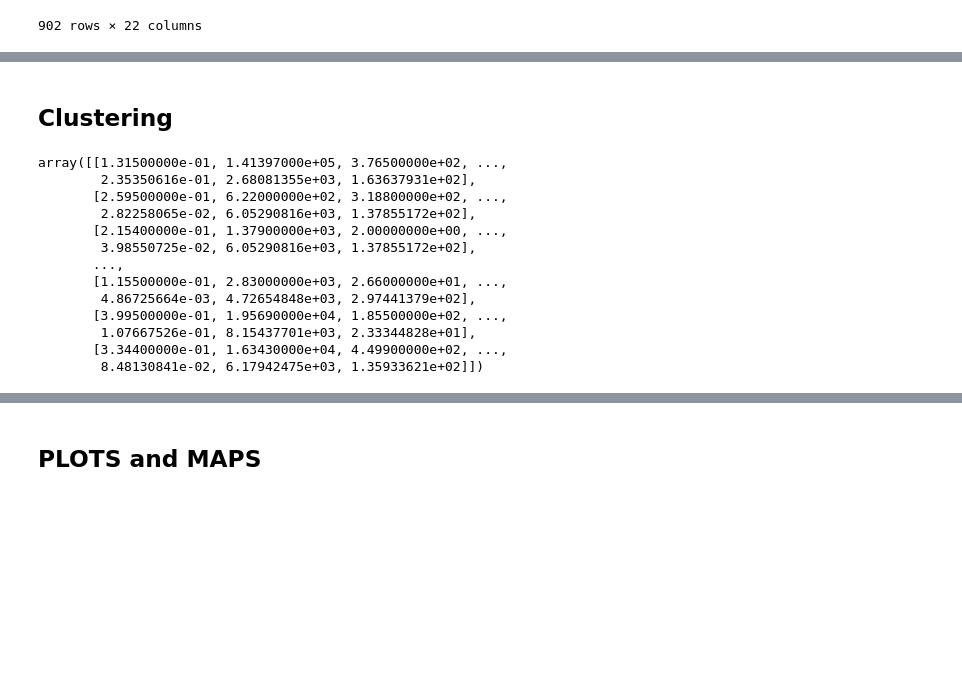
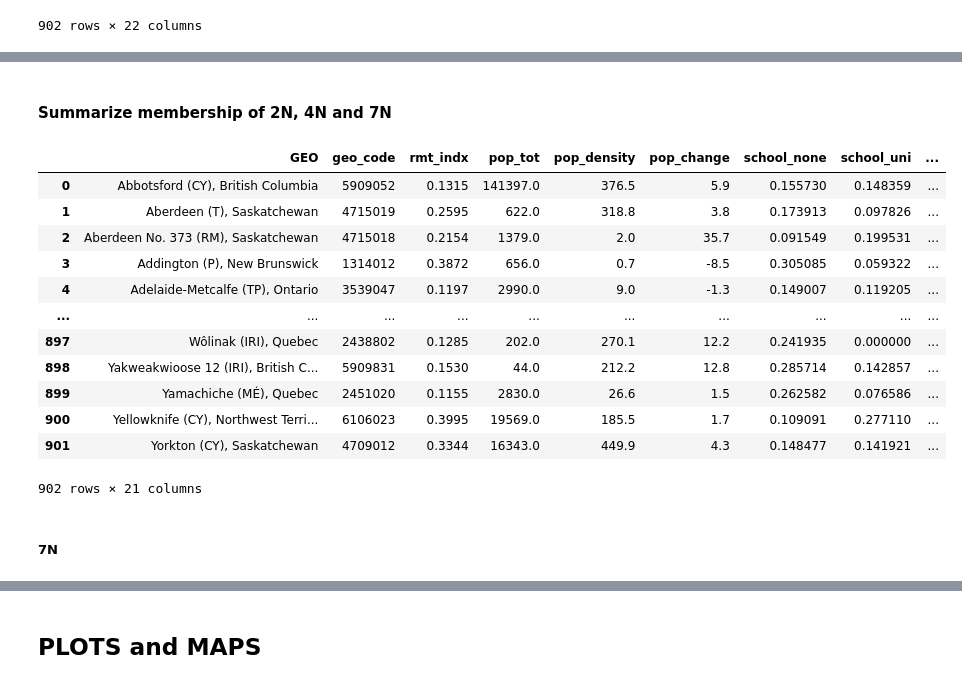
Before and after one commit to DonnaVakalis/Urban.dat, a Jupyter notebook: canadian_cousins_research_III.ipynb, the cells around one changed output, grey strips where cells are left out. Cells and saved outputs as stored; diff of their text form; code cells hidden in the pictures; blank space fills up the shorter version.

```diff
--- a/canadian_cousins_research_III.ipynb
+++ b/canadian_cousins_research_III.ipynb
@@ -340,2 +445,27 @@ df_combo_3
+# %% [markdown]
+#### Summarize membership of 2N, 4N and 7N
+# %%
+# What are the membership lists for the 2, 4, 7,
+# summarize four groups by average values?
+
+# the columns that don't seem very different (based on df_clst_orginal.groupby('cluster7n').mean().reset_index())
+#... can get dropped
+drop_cols = ['pop_medAge','work_arts','work_biz','trnst_car']
+df_clst_orginal_2 = df_clst_orginal.drop(drop_cols, axis=1)
+df_clst_orginal_2
+# %% [output]
+|  | GEO | geo_code | rmt_indx | pop_tot | pop_density | pop_change | school_none | school_uni | ... |
+| 0 | Abbotsford (CY), British Columbia | 5909052 | 0.1315 | 141397.0 | 376.5 | 5.9 | 0.155730 | 0.148359 | ... |
+| 1 | Aberdeen (T), Saskatchewan | 4715019 | 0.2595 | 622.0 | 318.8 | 3.8 | 0.173913 | 0.097826 | ... |
+| 2 | Aberdeen No. 373 (RM), Saskatchewan | 4715018 | 0.2154 | 1379.0 | 2.0 | 35.7 | 0.091549 | 0.199531 | ... |
+| 3 | Addington (P), New Brunswick | 1314012 | 0.3872 | 656.0 | 0.7 | -8.5 | 0.305085 | 0.059322 | ... |
+| 4 | Adelaide-Metcalfe (TP), Ontario | 3539047 | 0.1197 | 2990.0 | 9.0 | -1.3 | 0.149007 | 0.119205 | ... |
+| ... | ... | ... | ... | ... | ... | ... | ... | ... | ... |
+| 897 | Wôlinak (IRI), Quebec | 2438802 | 0.1285 | 202.0 | 270.1 | 12.2 | 0.241935 | 0.000000 | ... |
+| 898 | Yakweakwioose 12 (IRI), British C... | 5909831 | 0.1530 | 44.0 | 212.2 | 12.8 | 0.285714 | 0.142857 | ... |
+| 899 | Yamachiche (MÉ), Quebec | 2451020 | 0.1155 | 2830.0 | 26.6 | 1.5 | 0.262582 | 0.076586 | ... |
+| 900 | Yellowknife (CY), Northwest Terri... | 6106023 | 0.3995 | 19569.0 | 185.5 | 1.7 | 0.109091 | 0.277110 | ... |
+| 901 | Yorkton (CY), Saskatchewan | 4709012 | 0.3344 | 16343.0 | 449.9 | 4.3 | 0.148477 | 0.141921 | ... |
+902 rows × 21 columns
 # %% [markdown]
-## Clustering
+##### 7N
@@ -353,16 +471,0 @@ X = df_combo_3[X_cols].values
-# %%
- X
-# %% [output]
-array([[1.31500000e-01, 1.41397000e+05, 3.76500000e+02, ...,
-        2.35350616e-01, 2.68081355e+03, 1.63637931e+02],
-       [2.59500000e-01, 6.22000000e+02, 3.18800000e+02, ...,
-        2.82258065e-02, 6.05290816e+03, 1.37855172e+02],
-       [2.15400000e-01, 1.37900000e+03, 2.00000000e+00, ...,
-        3.98550725e-02, 6.05290816e+03, 1.37855172e+02],
-       ...,
-       [1.15500000e-01, 2.83000000e+03, 2.66000000e+01, ...,
-        4.86725664e-03, 4.72654848e+03, 2.97441379e+02],
-       [3.99500000e-01, 1.95690000e+04, 1.85500000e+02, ...,
-        1.07667526e-01, 8.15437701e+03, 2.33344828e+01],
-       [3.34400000e-01, 1.63430000e+04, 4.49900000e+02, ...,
-        8.48130841e-02, 6.17942475e+03, 1.35933621e+02]])
```
Also changed, not shown: parts of 22 cells of this notebook.
